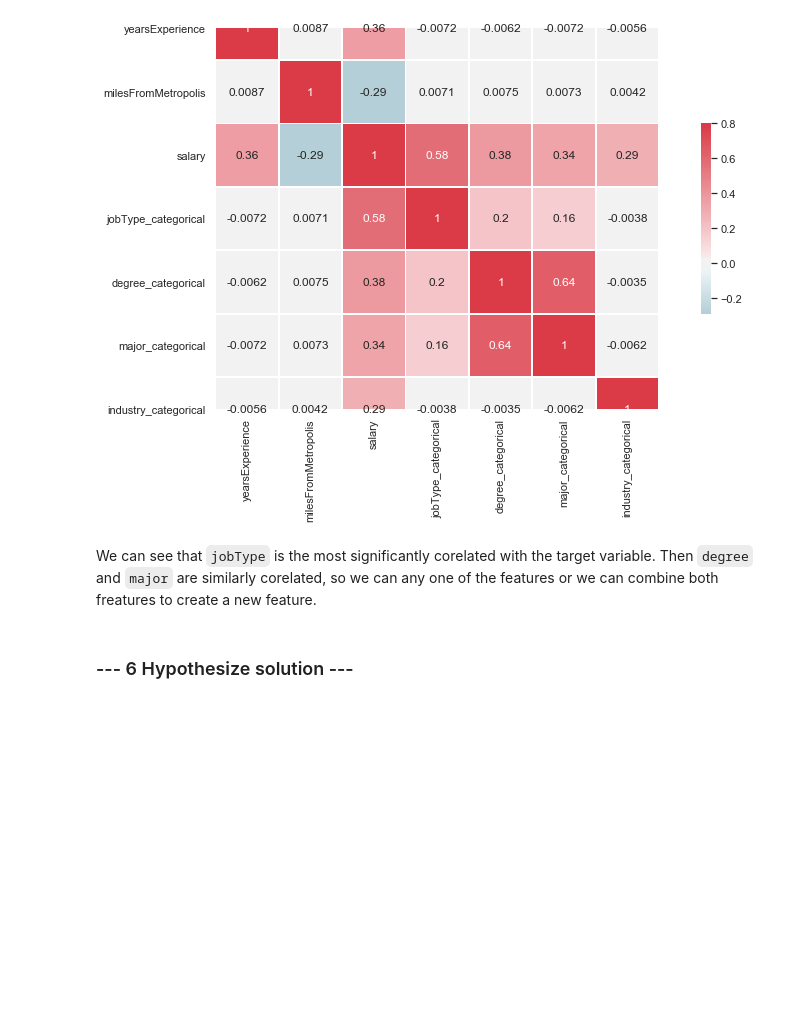
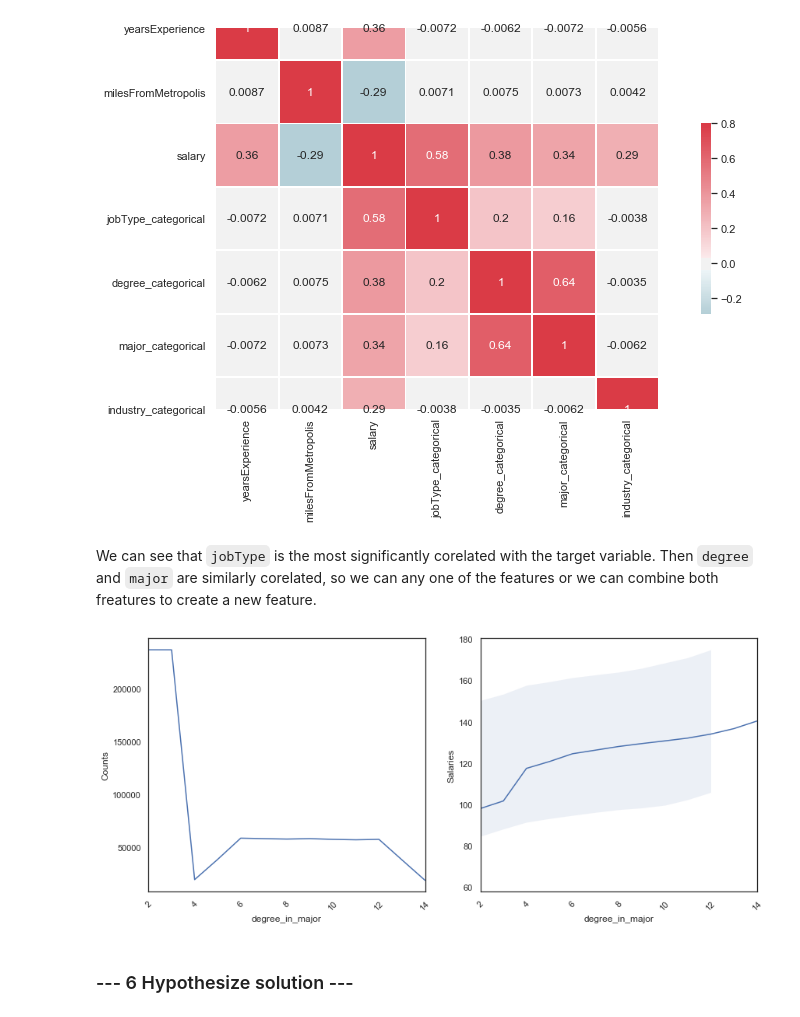
Before and after one commit to raktim314/Salary_prediction, a Jupyter notebook: Script.ipynb, the cells around one changed output. Cells and saved outputs as stored; diff of their text form; code cells hidden in the pictures; blank space fills up the shorter version.

```diff
--- a/Script.ipynb
+++ b/Script.ipynb
@@ -292,7 +287,7 @@ def plot_feature(df, col):
     left, the distribution of samples on the feature
     right, the dependance of salary on the feature
     '''
-    plt.figure(figsize = (14, 6))
+    fig = plt.figure(figsize = (14, 6))
     plt.subplot(1, 2, 1)
     if df[col].dtype == 'int64':
         df[col].value_counts().sort_index().plot()
@@ -322,6 +317,7 @@ def plot_feature(df, col):
     plt.xticks(rotation=45)
     plt.ylabel('Salaries')
     plt.show()
+    fig.savefig("images/"+col+"_plot.png")
 # %%
 plot_feature(train_df, 'companyId')
 # %% [output]
@@ -526,4 +523,10 @@ corr_heatmap(train_df)
 [figure]
 # %% [markdown]
 We can see that `jobType` is the most significantly corelated with the target variable. Then `degree` and `major` are similarly corelated, so we can any one of the features or we can combine both freatures to create a new feature.
+# %%
+train_df["degree_in_major"] = train_df["degree_categorical"] + train_df["major_categorical"]
+# %%
+plot_feature(train_df, "degree_in_major")
+# %% [output]
+[figure, added]
 # %%
```
Also changed, not shown: parts of 11 cells of this notebook, 1 other file.
